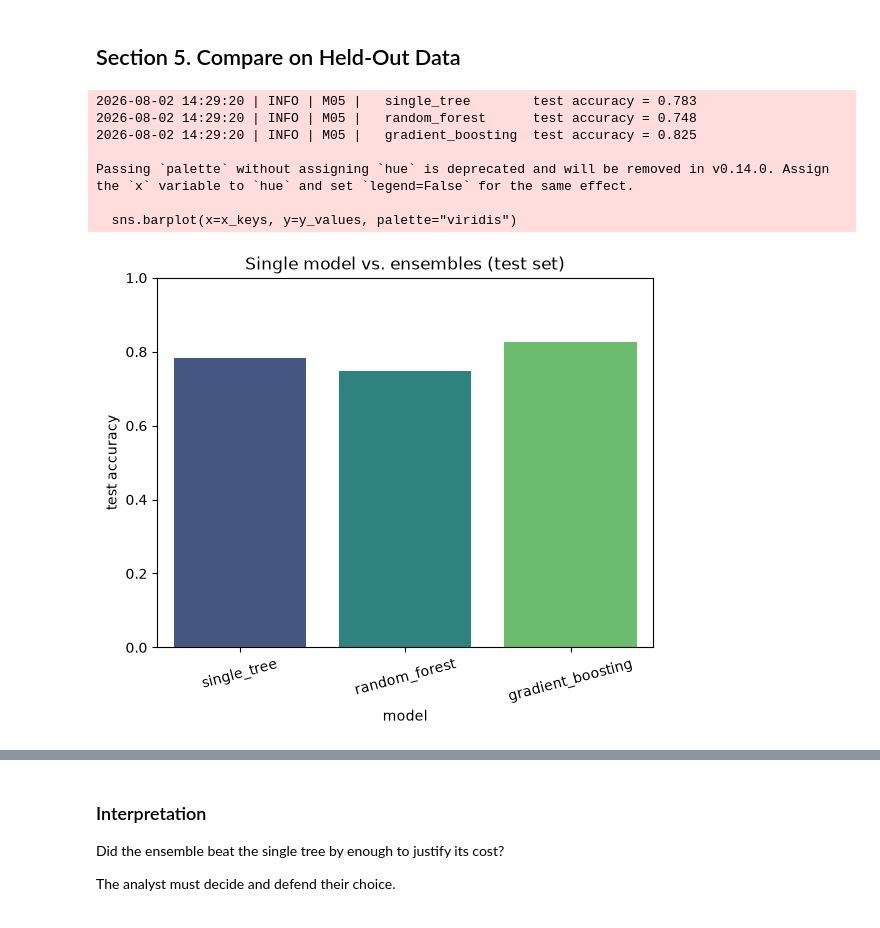
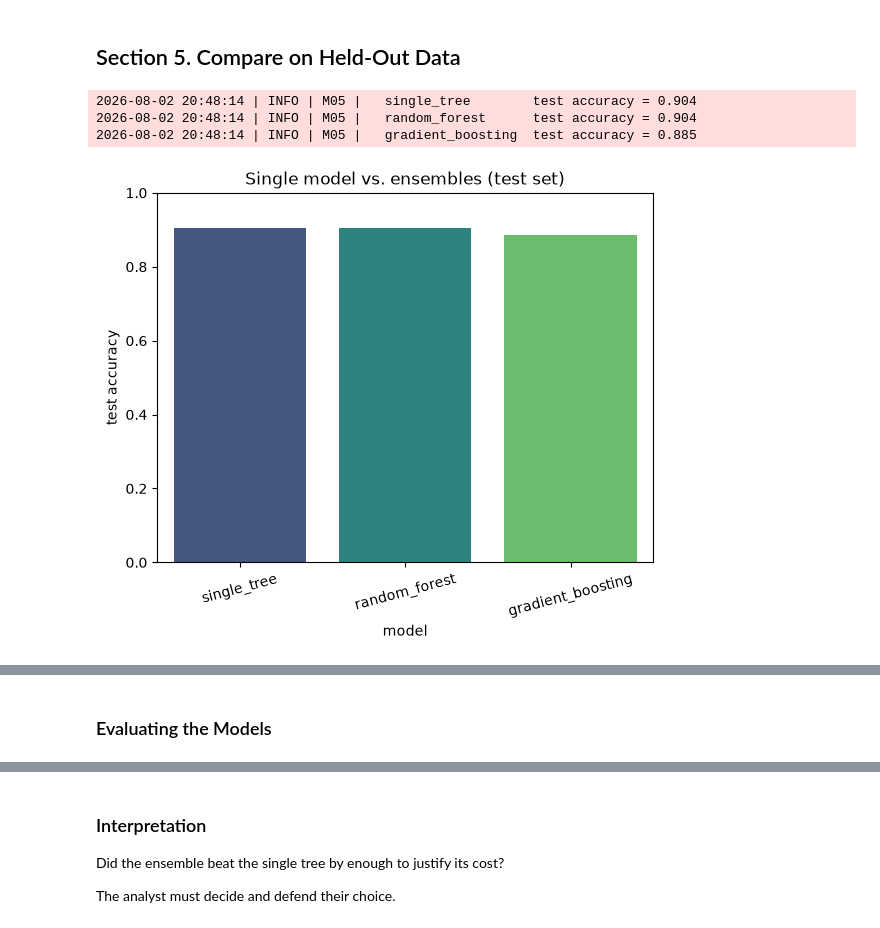
Before and after one commit to crsellinger/CS44670-Module-5, a Jupyter notebook: notebooks/Custom.ipynb, the cells around one changed output, grey strips where cells are left out. Cells and saved outputs as stored; diff of their text form; code cells hidden in the pictures.

```diff
--- a/notebooks/Custom.ipynb
+++ b/notebooks/Custom.ipynb
@@ -173,25 +180,25 @@ pd.set_option("display.width", 120)
 
 # CUSTOM: In this example, I load a Seaborn dataset by name (no external CSV).
 # Change to explore a different dataset.
-DATASET_NAME: Final[str] = "titanic"
+DATASET_NAME: Final[str] = "chip_companies_financials.csv"
 
 LOG.info(f"Loading dataset: {DATASET_NAME}")
-df: pd.DataFrame = sns.load_dataset(DATASET_NAME)
+df = kagglehub.dataset_load(
+    KaggleDatasetAdapter.PANDAS,
+    "sergionefedov/global-semiconductor-industry-2010-2026",
+    DATASET_NAME,
+)
 LOG.info(f"Loaded: {df.shape[0]} rows (instances), {df.shape[1]} columns")
 
 # CUSTOM: ANALYST CHOICE - the categorical target to classify.
-TARGET_COL: Final[str] = "survived"
-
-# Feature engineering
-df["sex_num"] = df["sex"].map({"male": 0, "female": 1})
-df["alone_num"] = df["alone"].map({False: 0, True: 1})
+TARGET_COL: Final[str] = "segment"
 
 # CUSTOM: Numeric features used to predict the target.
 FEATURE_COLS: Final[list[str]] = [
-    "sex_num",
-    "age",
-    "pclass",
-    "alone_num",
+    "revenue_usd_bn",
+    "operating_margin_pct",
+    "operating_income_usd_bn",
+    "capex_usd_bn",
 ]
 
 required: list[str] = [TARGET_COL, *FEATURE_COLS]
@@ -201,4 +208,9 @@ LOG.info(f"Original rows: {df.shape[0]}")
 LOG.info(f"Model rows:    {df_model.shape[0]}")
 LOG.info(f"Classes in target '{TARGET_COL}': {sorted(df_model[TARGET_COL].unique())}")
 LOG.debug(f"Class counts:\n{df_model[TARGET_COL].value_counts()}")
+
+top_segments = df_model[TARGET_COL].value_counts().head(4).index
+df_model = df_model[df_model[TARGET_COL].isin(top_segments)].copy()
+LOG.info(f"Filtered rows: {df_model.shape[0]}")
+LOG.info(f"Class counts after filtering:\n{df_model[TARGET_COL].value_counts()}")
 # %% [output]
@@ -284,11 +303,11 @@ modelA = DecisionTreeClassifier(max_depth=4, random_state=RANDOM_STATE)
 modelA.fit(X_train, y_train)
 LOG.debug("  fitted: single_tree")
 
-modelB = RandomForestClassifier(n_estimators=25, random_state=RANDOM_STATE)
+modelB = RandomForestClassifier(n_estimators=10, random_state=RANDOM_STATE)
 modelB.fit(X_train, y_train)
 LOG.debug("  fitted: random_forest")
 
-modelC = GradientBoostingClassifier(n_estimators=100, random_state=RANDOM_STATE)
+modelC = GradientBoostingClassifier(n_estimators=10, random_state=RANDOM_STATE)
 modelC.fit(X_train, y_train)
 LOG.debug("  fitted: gradient_boosting")
 # %% [output]
@@ -337,39 +356,35 @@ scores: dict[str, float] = {
     "gradient_boosting": acc_gradient_boosting,
 }
 
 # start a new figure
 plt.figure()
 
 # create a bar chart of the scores
 x_keys = list(scores.keys())
 y_values = list(scores.values())
 
 # create a bar chart with seaborn (uses matplotlib under the hood)
-sns.barplot(x=x_keys, y=y_values, palette="viridis")
+sns.barplot(x=x_keys, y=y_values, palette="viridis", hue=x_keys, legend=False)
 
 # set y-axis limits to [0, 1] since accuracy is a percentage
 plt.ylim(0, 1)
 
 # label the axes and title
 plt.xlabel("model")
 plt.ylabel("test accuracy")
 plt.title("Single model vs. ensembles (test set)")
 
 # slight rotation for readability (optional)
 plt.xticks(rotation=15)
 
 # show the plot
 plt.show()
 
 # find the best model by name (the one with the highest test accuracy)
 best: str = max(scores, key=scores.get)  # type: ignore[arg-type]
 LOG.info(f"Best model: {best} with test accuracy = {scores[best]:.3f}")
 # %% [output]
-2026-08-02 14:29:20 | INFO | M05 |   single_tree        test accuracy = 0.783
-2026-08-02 14:29:20 | INFO | M05 |   random_forest      test accuracy = 0.748
-2026-08-02 14:29:20 | INFO | M05 |   gradient_boosting  test accuracy = 0.825
-
-Passing `palette` without assigning `hue` is deprecated and will be removed in v0.14.0. Assign the `x` variable to `hue` and set `legend=False` for the same effect.
-
-  sns.barplot(x=x_keys, y=y_values, palette="viridis")
+2026-08-02 20:48:14 | INFO | M05 |   single_tree        test accuracy = 0.904
+2026-08-02 20:48:14 | INFO | M05 |   random_forest      test accuracy = 0.904
+2026-08-02 20:48:14 | INFO | M05 |   gradient_boosting  test accuracy = 0.885
-[figure, old version]
+[figure, new version]
@@ -377,3 +392,5 @@ Passing `palette` without assigning `hue` is deprecated and will be removed in v
+# %% [markdown]
+### Evaluating the Models
 # %%
 # === Section 6. How Parameter Selection Affects Performance ===
 
```
Also changed, not shown: parts of 12 cells of this notebook, 5 other files.
